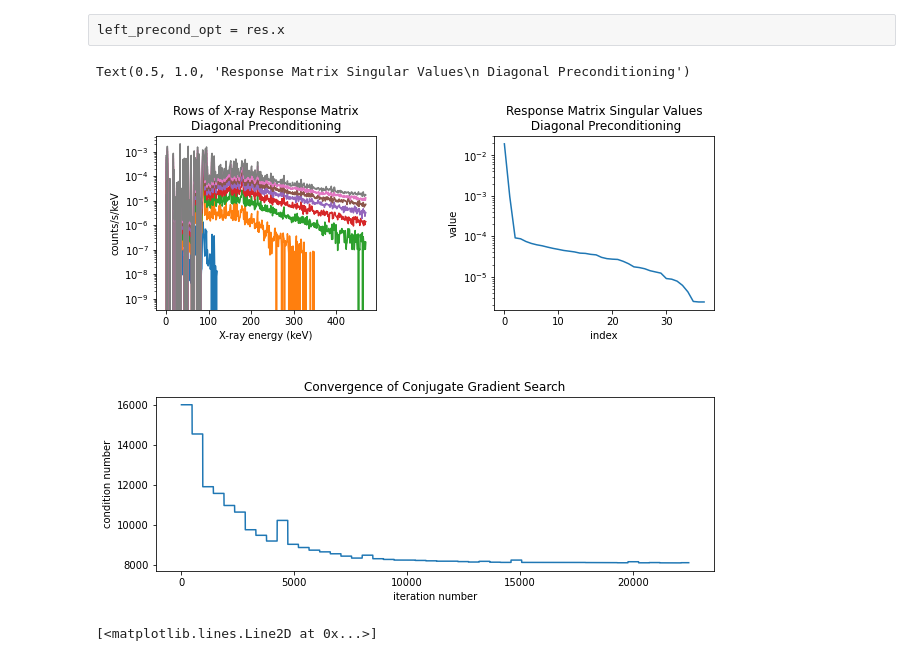
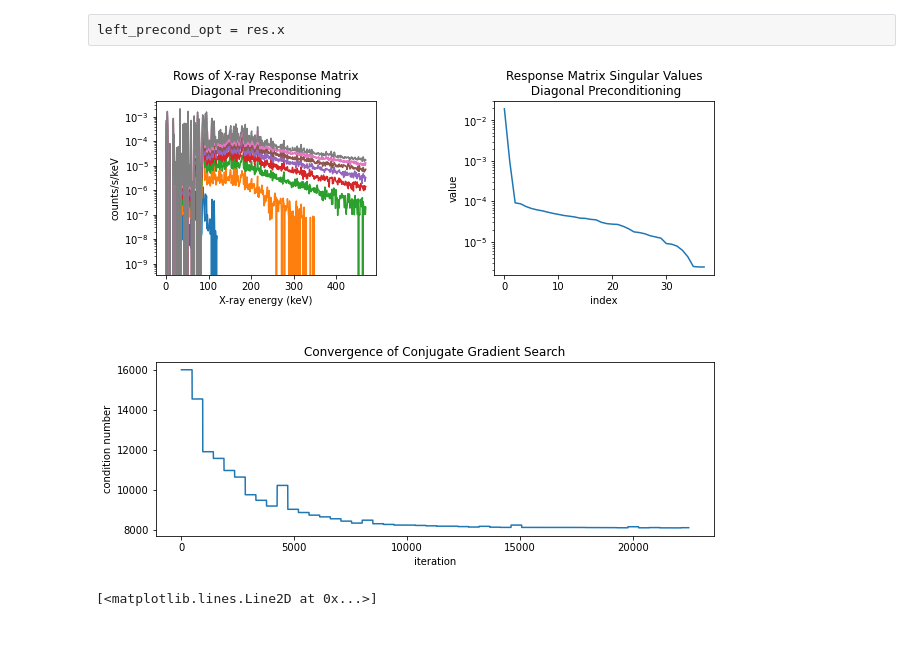
Before and after one commit to mrpatrick1991/thesis, a Jupyter notebook: figures/chapter_4/optimization_left_preconditioner/Untitled.ipynb, the cells around one changed output. Saved outputs shown, nothing was run; the diff lists cells and outputs as text; code cells hidden in the pictures.

```diff
--- a/figures/chapter_4/optimization_left_preconditioner/Untitled.ipynb
+++ b/figures/chapter_4/optimization_left_preconditioner/Untitled.ipynb
@@ -94,33 +94,34 @@ left_precond_opt = res.x
 # %%
 fig = plt.figure(figsize=(10,8))
 gs = plt.GridSpec(nrows=2, ncols=2,hspace=.5,wspace=.54)
 
 ax1 = fig.add_subplot(gs[1,:])
 ax3 = fig.add_subplot(gs[0, 0])
 ax4 = fig.add_subplot(gs[0, 1])
 
 
 RT = np.matmul(left_precond_opt,R)
 
 for i in range(1,R.shape[1],5):
     ax3.semilogy(RT[:,i])
 ax4.semilogy(np.linalg.svd(RT)[1])
 
 ax1.plot(curve_vals)
 
 ax1.set_title('Convergence of Conjugate Gradient Search')
-ax1.set_xlabel('iteration number')
+ax1.set_xlabel('iteration')
 ax1.set_ylabel('condition number')
 
 ax3.set_title('Rows of X-ray Response Matrix\nDiagonal Preconditioning')
 ax3.set_ylabel('counts/s/keV')
 ax3.set_xlabel('X-ray energy (keV)')
 ax4.set_ylabel('value')
 ax4.set_xlabel('index')
 ax4.set_title('Response Matrix Singular Values\n Diagonal Preconditioning')
+
+fig.savefig('fig.pdf')
 # %% [output]
-Text(0.5, 1.0, 'Response Matrix Singular Values\n Diagonal Preconditioning')
-[figure, old version]
+[figure, new version]
 # %%
 plt.plot(curve_vals)
 # %% [output]
```
